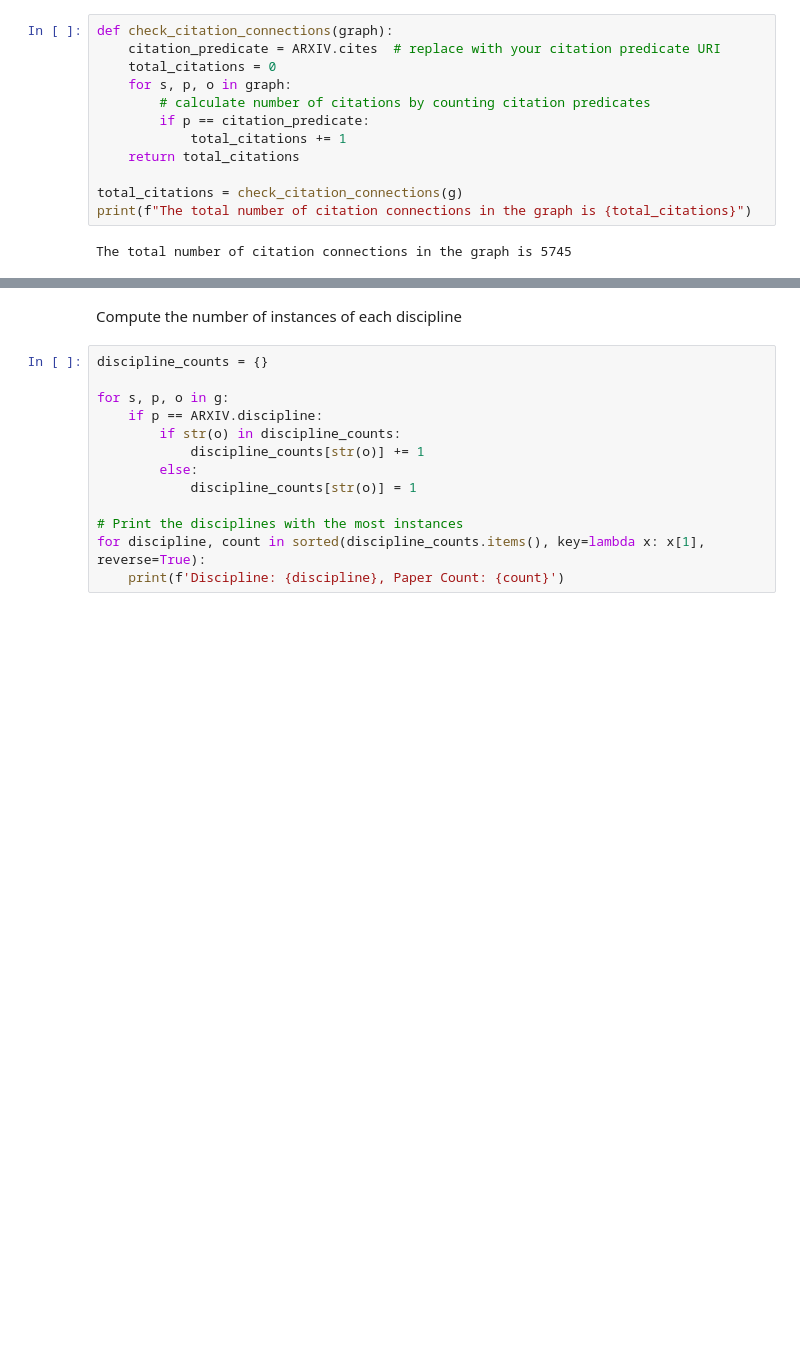
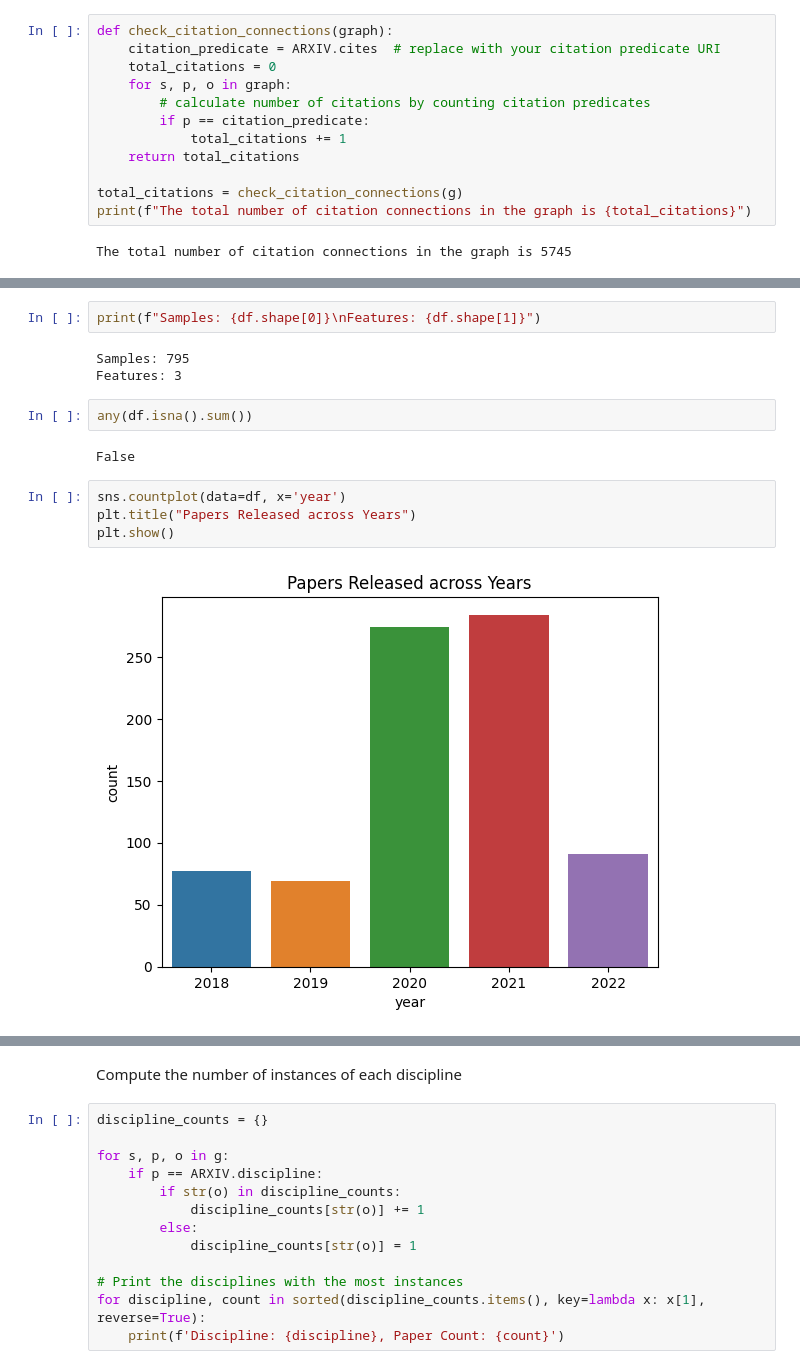
Before and after one commit to raghavan93513/Knowledge-Graphs-for-Research-Navigation, a Jupyter notebook: EDA.ipynb, the cells around one changed output, grey strips where cells are left out. Saved outputs shown, nothing was run; the diff lists cells and outputs as text; blank space fills up the shorter version.

```diff
--- a/EDA.ipynb
+++ b/EDA.ipynb
@@ -40,0 +93,15 @@ The total number of citation connections in the graph is 5745
+# %%
+print(f"Samples: {df.shape[0]}\nFeatures: {df.shape[1]}")
+# %% [output]
+Samples: 795
+Features: 3
+# %%
+any(df.isna().sum())
+# %% [output]
+False
+# %%
+sns.countplot(data=df, x='year')
+plt.title("Papers Released across Years")
+plt.show()
+# %% [output]
+[figure, added]
```
Also changed, not shown: parts of 11 cells of this notebook, 5 other files.
